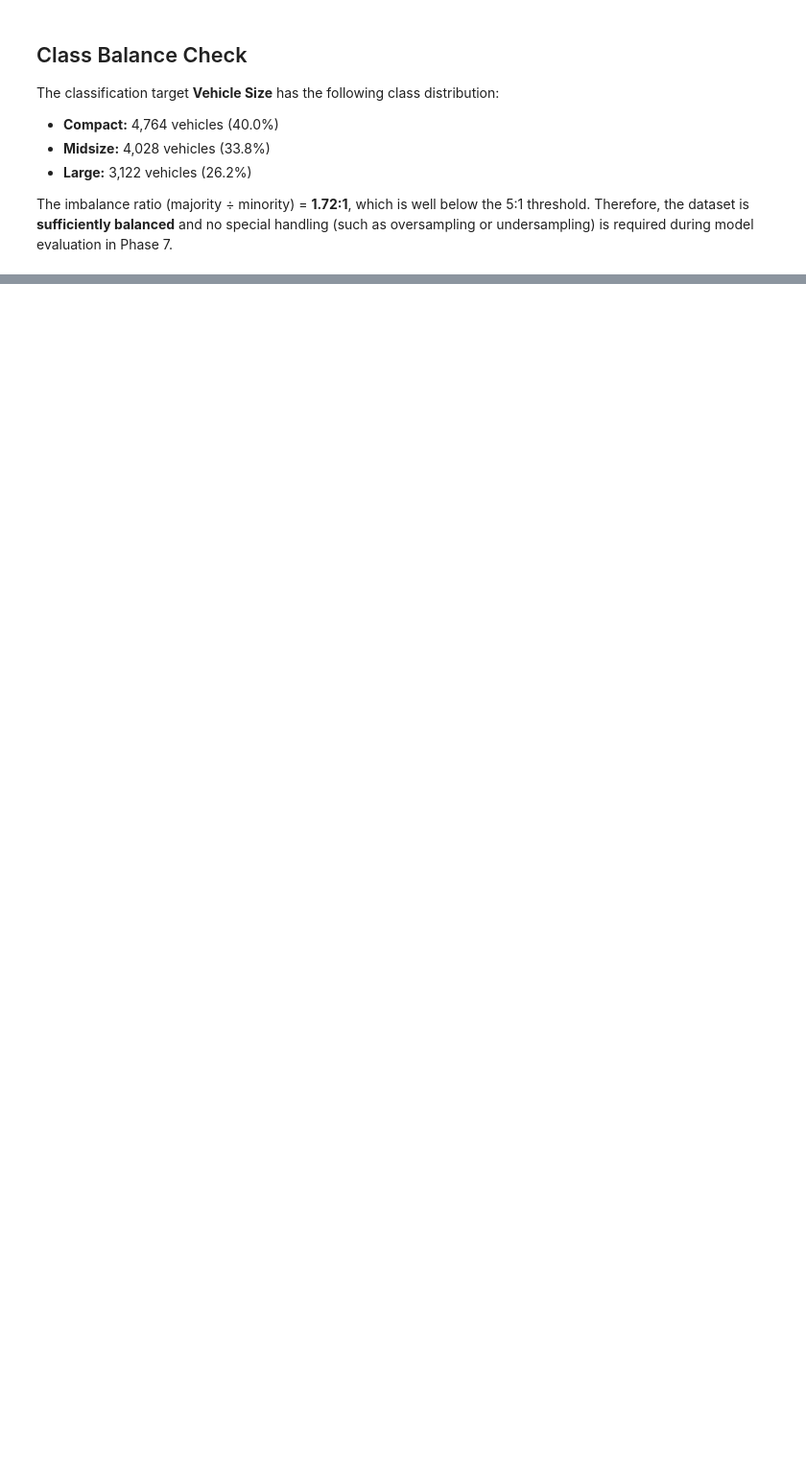
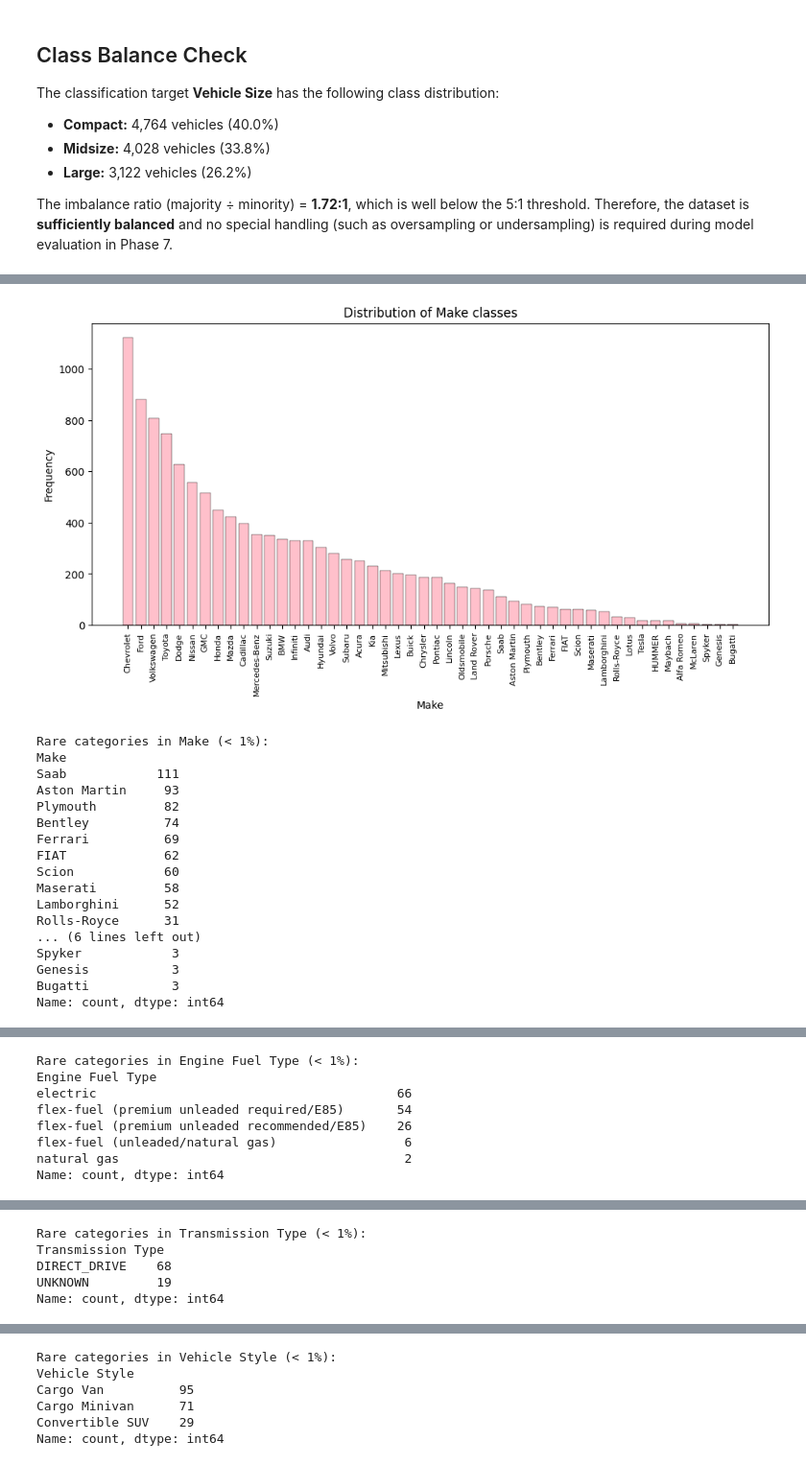
Before and after one commit to husnainalix77/automotive-price-predictor, a Jupyter notebook: notebook/automotive-price-analysis.ipynb, the cells around one changed output, grey strips where cells are left out. Shown at 96% size. Saved outputs shown, nothing was run; the diff lists cells and outputs as text; code cells hidden in the pictures; blank space fills up the shorter version.

```diff
--- a/notebook/automotive-price-analysis.ipynb
+++ b/notebook/automotive-price-analysis.ipynb
@@ -164,0 +234,45 @@ in Phase 7.
+# %%
+cat_cols = df.select_dtypes(include='object').columns # Gets all categorical columns automatically
+# columns to skip — too many unique values
+skip_cols = ['Model']
+
+for col in cat_cols:
+    if col in skip_cols:
+        continue          # skip this column entirely
+
+    plt.figure(figsize=(10, 5))
+
+    counts = df[col].value_counts()
+
+    bars = plt.bar(counts.index, counts.values, color = 'pink', edgecolor = 'black', linewidth = 0.3)
+    plt.title(f"Distribution of {col} classes", fontsize = 12)
+    plt.xlabel(col)
+    plt.ylabel("Frequency")
+    plt.tight_layout()
+    plt.xticks(rotation=90, fontsize=8) # It rotates x-axis labels 90 degrees vertically and makes them smaller so they don't overlap each other
+    plt.show()
+
+    # Display the rare categories
+    rare = counts[counts < 119]
+    if len(rare) > 0:
+        print(f"\nRare categories in {col} (< 1%):")
+        print(rare)
+# %% [output]
+[figure, added]
+Rare categories in Make (< 1%):
+Make
+Saab            111
+Aston Martin     93
+Plymouth         82
+Bentley          74
+Ferrari          69
+FIAT             62
+Scion            60
+Maserati         58
+Lamborghini      52
+Rolls-Royce      31
+... (6 lines left out)
+Spyker            3
+Genesis           3
+Bugatti           3
+Name: count, dtype: int64
@@ -164,0 +280,8 @@ in Phase 7.
+Rare categories in Engine Fuel Type (< 1%):
+Engine Fuel Type
+electric                                        66
+flex-fuel (premium unleaded required/E85)       54
+flex-fuel (premium unleaded recommended/E85)    26
+flex-fuel (unleaded/natural gas)                 6
+natural gas                                      2
+Name: count, dtype: int64
@@ -164,0 +289,5 @@ in Phase 7.
+Rare categories in Transmission Type (< 1%):
+Transmission Type
+DIRECT_DRIVE    68
+UNKNOWN         19
+Name: count, dtype: int64
@@ -164,0 +315,6 @@ in Phase 7.
+Rare categories in Vehicle Style (< 1%):
+Vehicle Style
+Cargo Van          95
+Cargo Minivan      71
+Convertible SUV    29
+Name: count, dtype: int64
```
Also changed, not shown: parts of 26 cells of this notebook.
